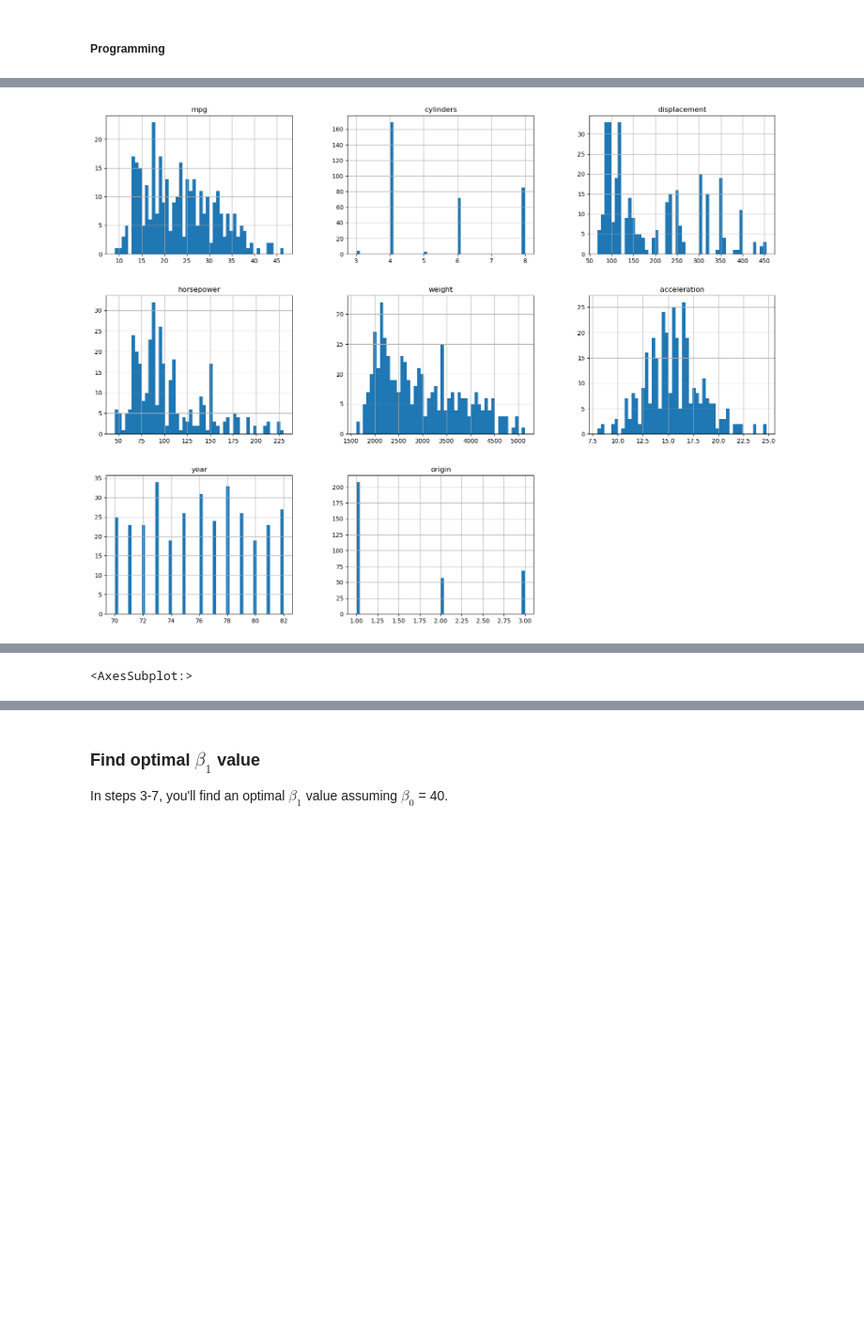
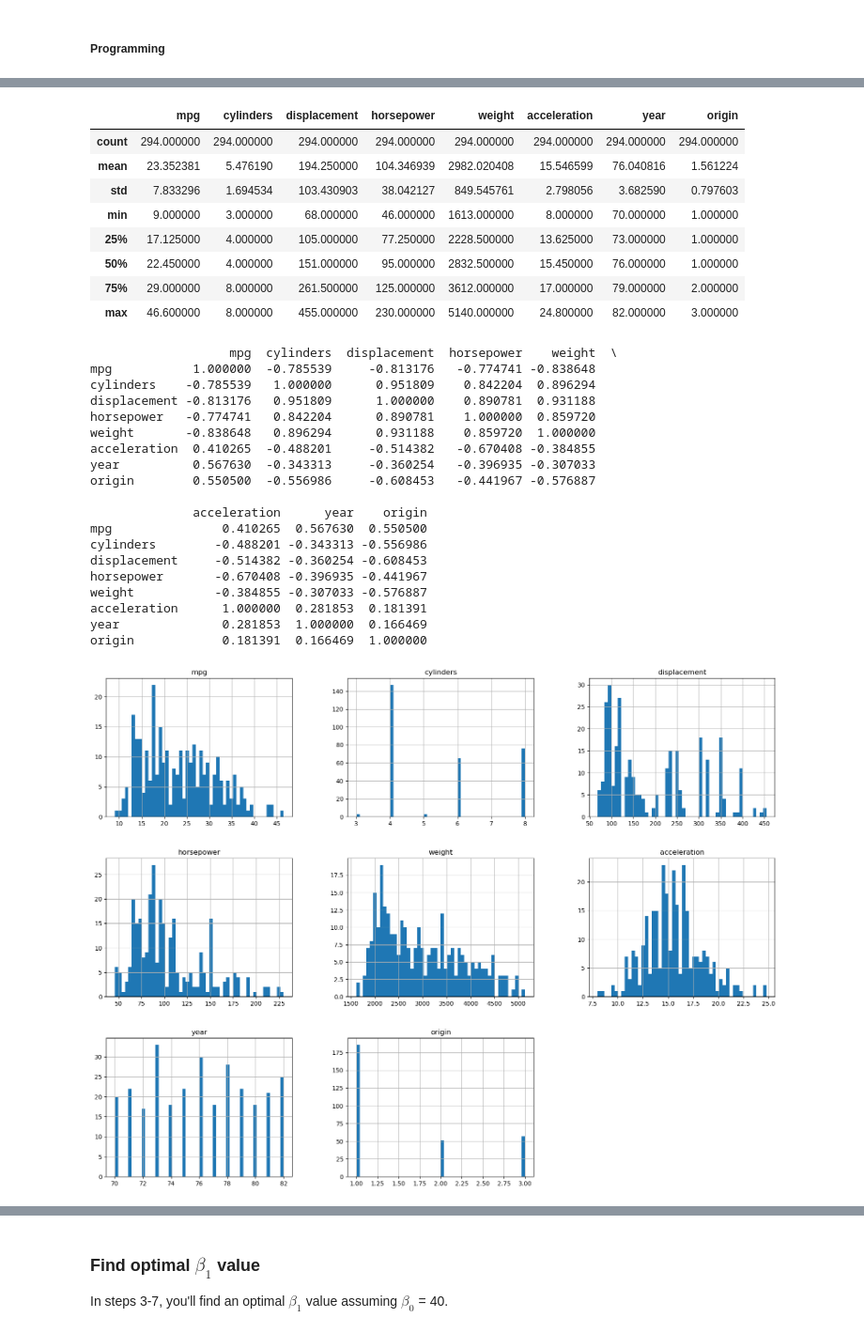
Before and after one commit to TheCodeheadMT/623-SML, a Jupyter notebook: HW2_TODD_MICHAEL (1).ipynb, the cells around one changed output, grey strips where cells are left out. Shown: that part at 94% size. Drawn from its saved outputs; the diff is of its cells as text; code cells hidden in the pictures; blank space fills up the shorter version.

```diff
--- a/HW2_TODD_MICHAEL (1).ipynb
+++ b/HW2_TODD_MICHAEL (1).ipynb
@@ -118,7 +118,7 @@ Split the test and training dataset such that the training set contains 75% of t
 #STUDENT CODE - insert code to load auto.csv using pandas and preprocess it (handle missing values)
 # store your data in a dataframe called 'data'
 
-random_state = 42  #for reproducability during train_test_split
+rand_seed = 0  #for reproducability during train_test_split
 
 ### ------------  STUDENT CODE HERE----------------
 #load data into pandas dataframe
@@ -146,7 +146,7 @@ if raw_cnt > data.shape[0]:
 data['horsepower'] = data['horsepower'].astype(np.int64)
 
 #split data into training (75%) and test (15%)
-(train_df, test_df) = train_test_split(data, test_size=0.15, random_state=0)
+(train_df, test_df) = train_test_split(data, test_size=0.25, random_state=rand_seed)
 
 
 
@@ -199,10 +199,12 @@ Use Python to do the following and then answer the questions below:
 print("\n##### Train data ##################################################")
 
 # show frame information
-print("\nDATAFRAME INFO: \n", train_df.info())
+print("\nDATAFRAME INFO: \n")
+display(train_df.info())
 
 # show data statistics
-print("\nDESCRIPTIVE STATISTICS: \n",  train_df.describe())
+print("\nDESCRIPTIVE STATISTICS: \n")
+display(train_df.describe())
 
 # show correlation matrix
 corr_matrix = train_df.corr()
@@ -253 +260,29 @@ origin            0.183421  0.169254  1.000000
+|  | mpg | cylinders | displacement | horsepower | weight | acceleration | year | origin |
+| count | 294.000000 | 294.000000 | 294.000000 | 294.000000 | 294.000000 | 294.000000 | 294.000000 | 294.000000 |
+| mean | 23.352381 | 5.476190 | 194.250000 | 104.346939 | 2982.020408 | 15.546599 | 76.040816 | 1.561224 |
+| std | 7.833296 | 1.694534 | 103.430903 | 38.042127 | 849.545761 | 2.798056 | 3.682590 | 0.797603 |
+| min | 9.000000 | 3.000000 | 68.000000 | 46.000000 | 1613.000000 | 8.000000 | 70.000000 | 1.000000 |
+| 25% | 17.125000 | 4.000000 | 105.000000 | 77.250000 | 2228.500000 | 13.625000 | 73.000000 | 1.000000 |
+| 50% | 22.450000 | 4.000000 | 151.000000 | 95.000000 | 2832.500000 | 15.450000 | 76.000000 | 1.000000 |
+| 75% | 29.000000 | 8.000000 | 261.500000 | 125.000000 | 3612.000000 | 17.000000 | 79.000000 | 2.000000 |
+| max | 46.600000 | 8.000000 | 455.000000 | 230.000000 | 5140.000000 | 24.800000 | 82.000000 | 3.000000 |
+                   mpg  cylinders  displacement  horsepower    weight  \
+mpg           1.000000  -0.785539     -0.813176   -0.774741 -0.838648
+cylinders    -0.785539   1.000000      0.951809    0.842204  0.896294
+displacement -0.813176   0.951809      1.000000    0.890781  0.931188
+horsepower   -0.774741   0.842204      0.890781    1.000000  0.859720
+weight       -0.838648   0.896294      0.931188    0.859720  1.000000
+acceleration  0.410265  -0.488201     -0.514382   -0.670408 -0.384855
+year          0.567630  -0.343313     -0.360254   -0.396935 -0.307033
+origin        0.550500  -0.556986     -0.608453   -0.441967 -0.576887
+
+              acceleration      year    origin
+mpg               0.410265  0.567630  0.550500
+cylinders        -0.488201 -0.343313 -0.556986
+displacement     -0.514382 -0.360254 -0.608453
+horsepower       -0.670408 -0.396935 -0.441967
+weight           -0.384855 -0.307033 -0.576887
+acceleration      1.000000  0.281853  0.181391
+year              0.281853  1.000000  0.166469
+origin            0.181391  0.166469  1.000000
-[figure, old version]
+[figure, new version]
@@ -255 +289,0 @@ origin            0.183421  0.169254  1.000000
-<AxesSubplot:>
```
Also changed, not shown: parts of 16 cells of this notebook.
